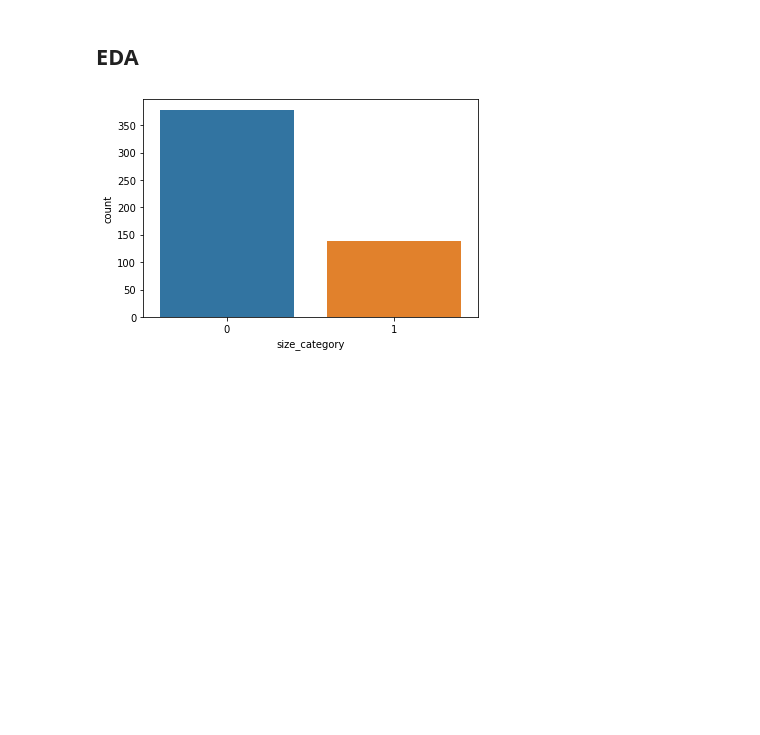
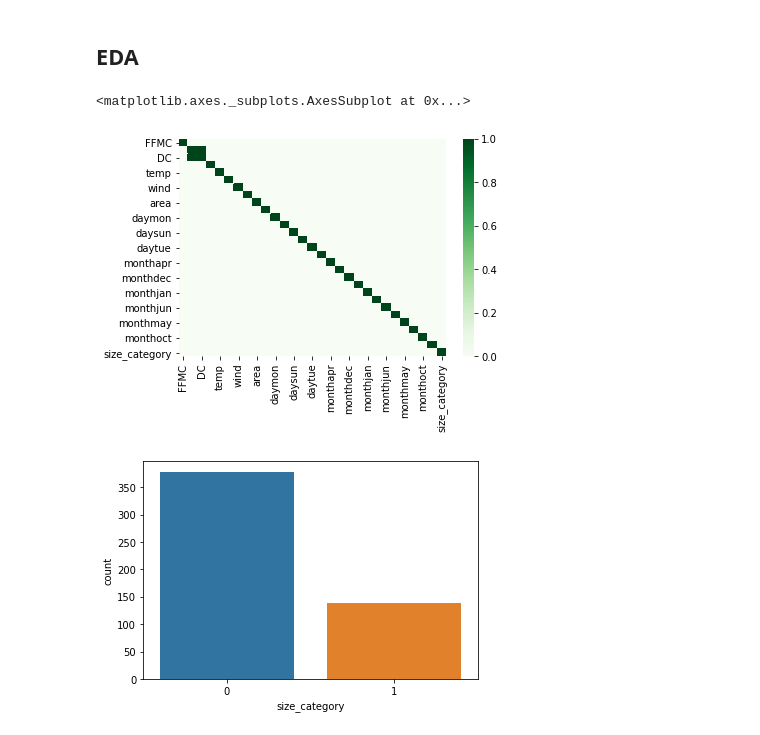
Before and after one commit to ShrikantUppin/Neural_Network, a Jupyter notebook: forest_fire.ipynb, the cells around one changed output. Cells and saved outputs as stored; diff of their text form; code cells hidden in the pictures; blank space fills up the shorter version.

```diff
--- a/forest_fire.ipynb
+++ b/forest_fire.ipynb
@@ -101,6 +101,13 @@ dataset.head()
 dataset['size_category'] = dataset['size_category'].map({'small':0, 'large':1})
 # %% [markdown]
   ## **EDA**
+# %%
+# correlation_matrix
+
+sns.heatmap(dataset.corr()>0.6, cmap='Greens')
+# %% [output]
+<matplotlib.axes._subplots.AxesSubplot at 0x...>
+[figure, added]
 # %%
 # checking counts for large & and small fire i.e for 1 & 0..
 
```
Also changed, not shown: parts of 2 cells of this notebook.
